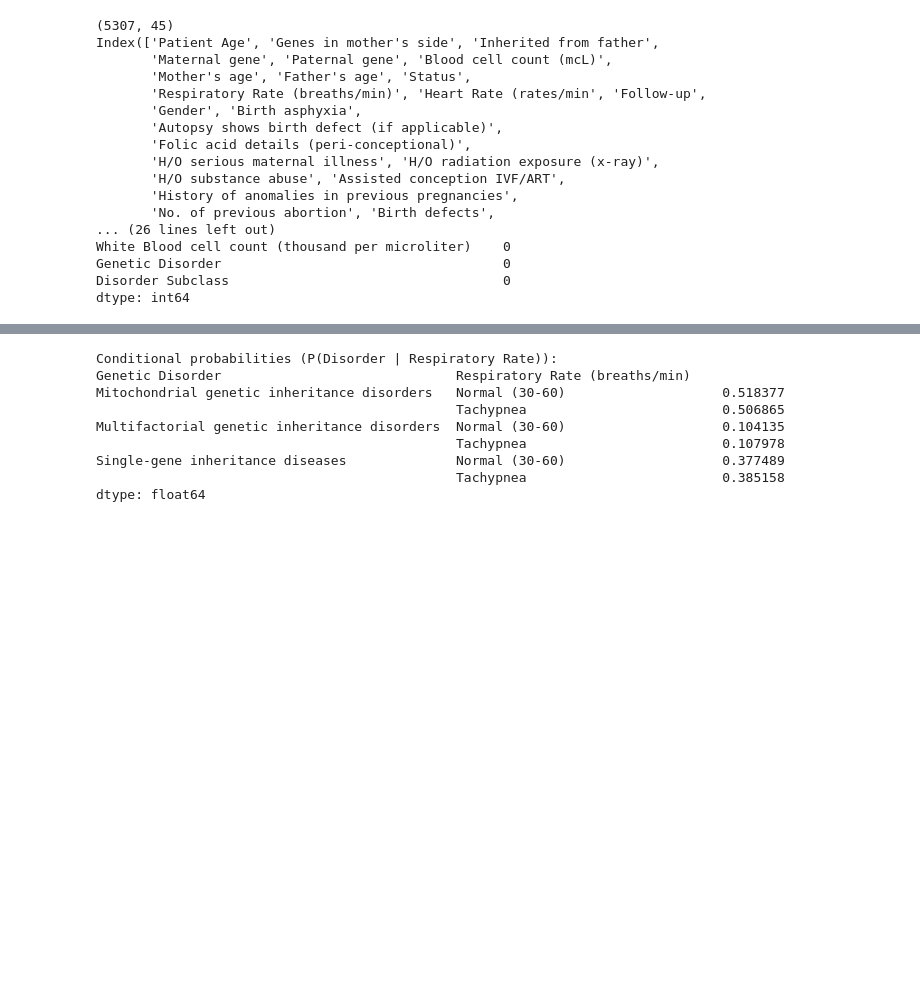
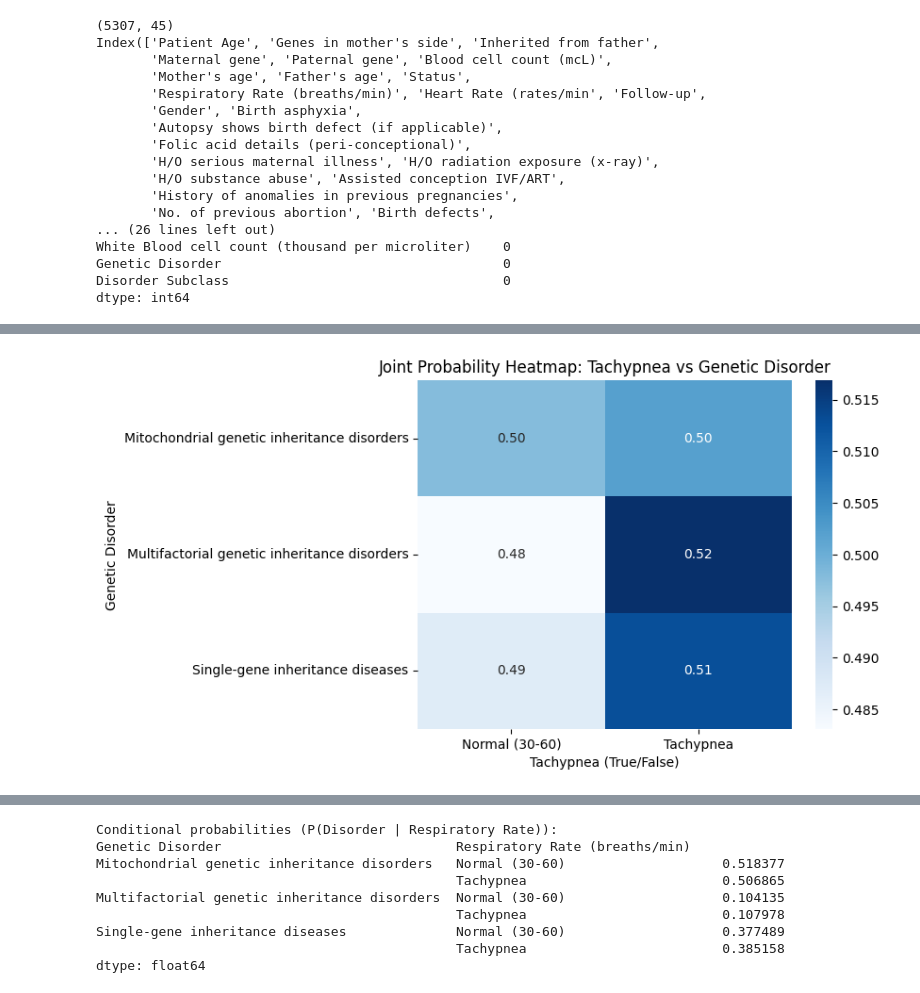
Before and after one commit to roopinissk/inheritance, a Jupyter notebook: main.ipynb, the cells around one changed output, grey strips where cells are left out. Cells and saved outputs as stored; diff of their text form; code cells hidden in the pictures; blank space fills up the shorter version.

```diff
--- a/main.ipynb
+++ b/main.ipynb
@@ -128,0 +269,12 @@ Yes                      0.253143                0.198526   0.114434
+# %%
+# Heatmap of joint probabilities for Tachypnea and GD
+probabilities = gen_clean.groupby(['Genetic Disorder', 'Respiratory Rate (breaths/min)']).size().unstack()
+probabilities = probabilities.div(probabilities.sum(axis=1), axis=0)
+
+sns.heatmap(probabilities, annot=True, fmt=".2f", cmap="Blues")
+plt.title("Joint Probability Heatmap: Tachypnea vs Genetic Disorder")
+plt.ylabel("Genetic Disorder")
+plt.xlabel("Tachypnea (True/False)")
+plt.show()
+# %% [output]
+[figure, added]
```
Also changed, not shown: parts of 33 cells of this notebook.
